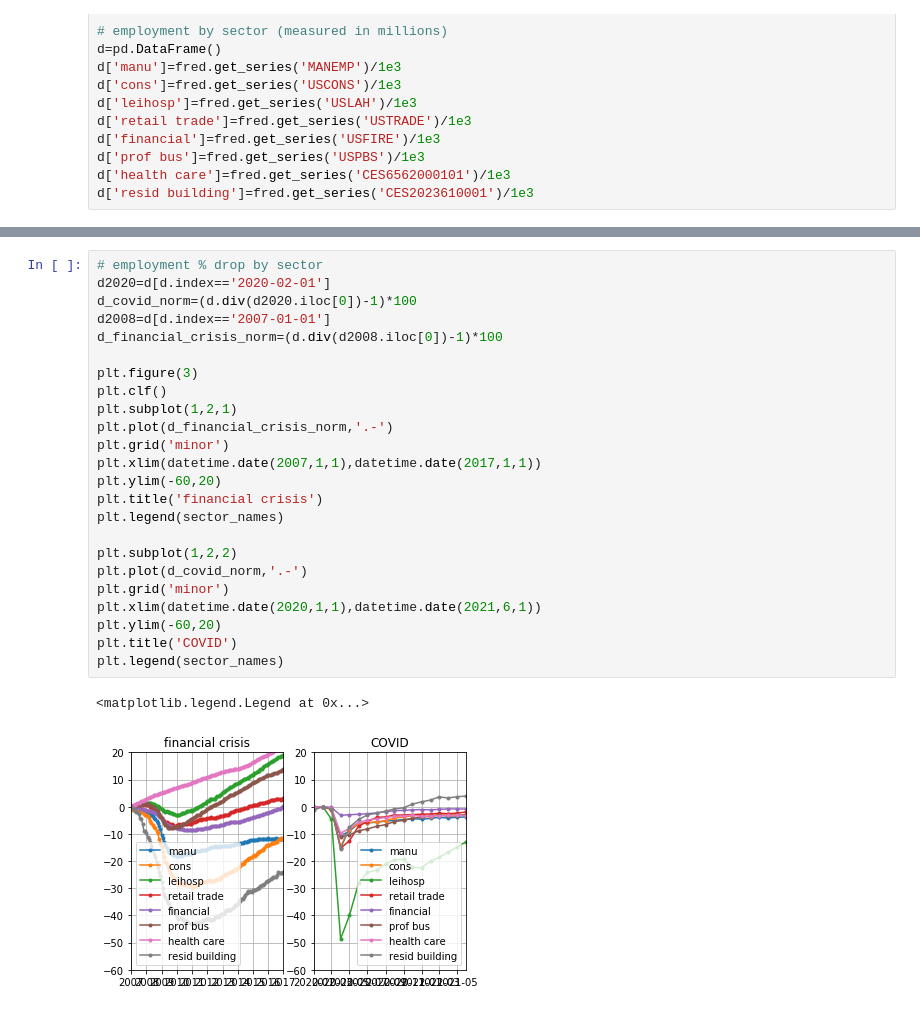
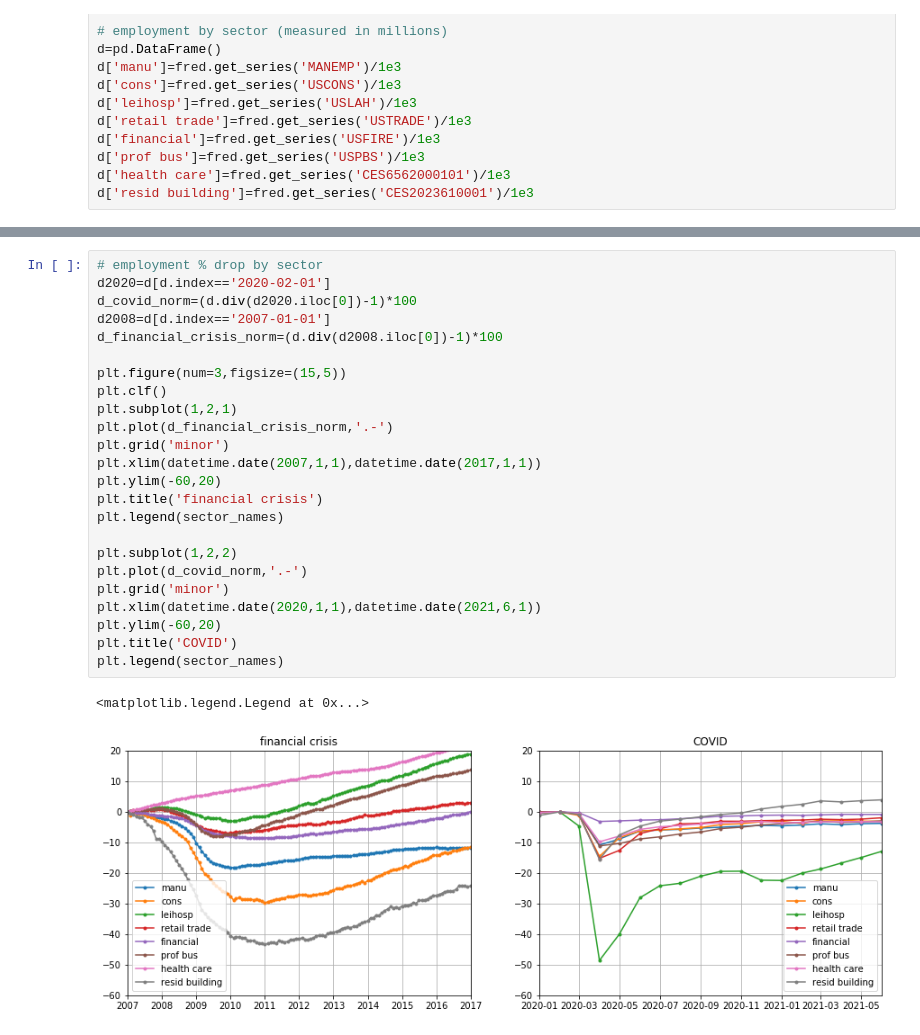
Before and after one commit to iamdingkai/COVID-emp-loss-by-sector, a Jupyter notebook: employment by sector FRED.ipynb, the cells around one changed output, grey strips where cells are left out. Drawn from its saved outputs; the diff is of its cells as text.

```diff
--- a/employment by sector FRED.ipynb
+++ b/employment by sector FRED.ipynb
@@ -52,27 +48,27 @@ for i,sec_name in enumerate(sector_names):
 # %%
 # employment % drop by sector
 d2020=d[d.index=='2020-02-01']
 d_covid_norm=(d.div(d2020.iloc[0])-1)*100
 d2008=d[d.index=='2007-01-01']
 d_financial_crisis_norm=(d.div(d2008.iloc[0])-1)*100
 
-plt.figure(3)
+plt.figure(num=3,figsize=(15,5))
 plt.clf()
 plt.subplot(1,2,1)
 plt.plot(d_financial_crisis_norm,'.-')
 plt.grid('minor')
 plt.xlim(datetime.date(2007,1,1),datetime.date(2017,1,1))
 plt.ylim(-60,20)
 plt.title('financial crisis')
 plt.legend(sector_names)
 
 plt.subplot(1,2,2)
 plt.plot(d_covid_norm,'.-')
 plt.grid('minor')
 plt.xlim(datetime.date(2020,1,1),datetime.date(2021,6,1))
 plt.ylim(-60,20)
 plt.title('COVID')
 plt.legend(sector_names)
 # %% [output]
 <matplotlib.legend.Legend at 0x...>
-[figure, old version]
+[figure, new version]
```
Also changed, not shown: parts of 3 cells of this notebook.
